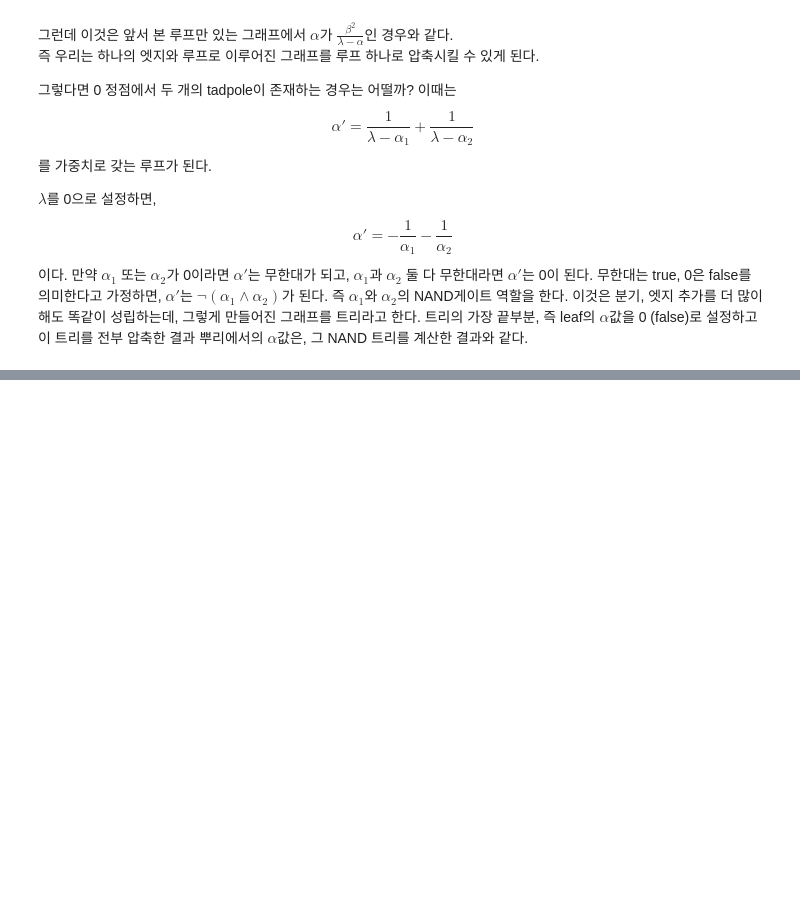
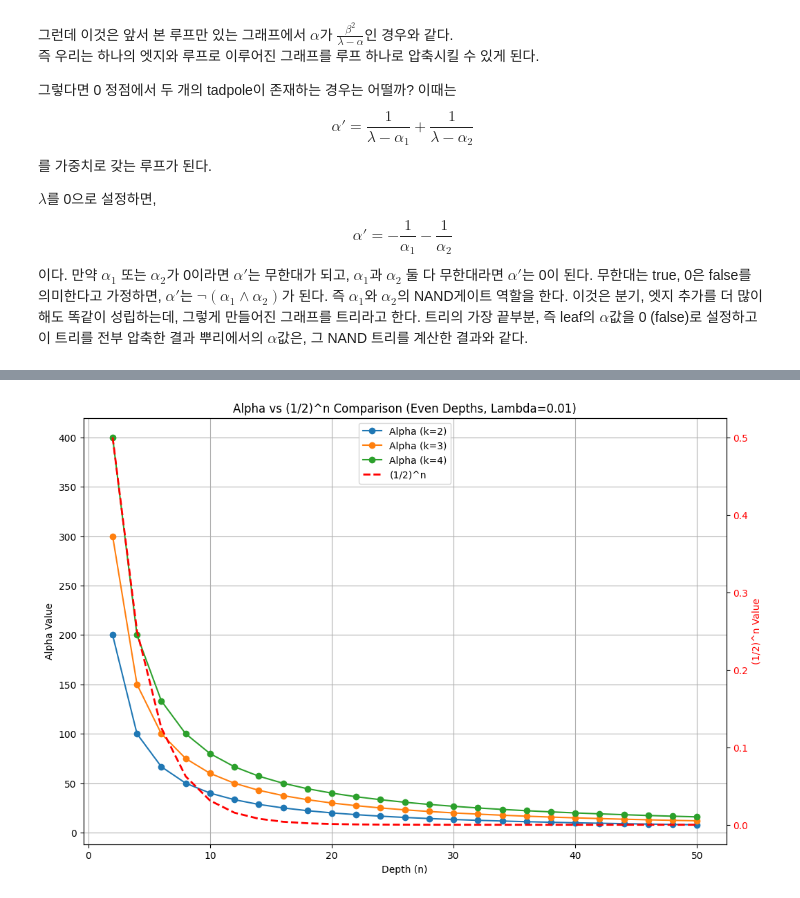
Before and after one commit to singrum/game_tree_scattering, a Jupyter notebook: main.ipynb, the cells around one changed output, grey strips where cells are left out. Saved outputs shown, nothing was run; the diff lists cells and outputs as text; code cells hidden in the pictures; blank space fills up the shorter version.

```diff
--- a/main.ipynb
+++ b/main.ipynb
@@ -359,0 +646,71 @@ plt.show()
+# %%
+import matplotlib.pyplot as plt
+import numpy as np
+
+def calculate_alphas_optimized(max_depth, lam, branching_factor):
+    alphas = []
+    current_alpha = 0.0
+
+    # Depth 2부터 max_depth까지 계산
+    for depth in range(2, max_depth + 1):
+        try:
+            val = lam - current_alpha
+            if abs(val) < 1e-15:
+                current_alpha = float('inf')
+            else:
+                current_alpha = branching_factor / val
+        except ZeroDivisionError:
+            current_alpha = float('inf')
+
+        alphas.append((depth, current_alpha))
+
+    return alphas
+
+# 설정 값
+lambda_val = 0.01
+max_depth = 50
+branching_factors = [2, 3, 4]
+
+# 그래프 설정
+fig, ax1 = plt.subplots(figsize=(12, 8))
+
+# 1. Alpha 그래프 그리기 (왼쪽 Y축 사용)
+colors = ['tab:blue', 'tab:orange', 'tab:green']
+lines = [] # 범례(Legend)를 합치기 위해 라인 객체 저장
+
+for i, k in enumerate(branching_factors):
+    all_results = calculate_alphas_optimized(max_depth, lambda_val, k)
+
+    # 짝수 깊이만 필터링
+    even_results = [(d, a) for d, a in all_results if d % 2 == 0]
+    depths = [d for d, a in even_results]
+    values = [a for d, a in even_results]
+
+    line, = ax1.plot(depths, values, marker='o', color=colors[i], label=f'Alpha (k={k})')
+    lines.append(line)
+
+ax1.set_xlabel('Depth (n)')
+ax1.set_ylabel('Alpha Value', color='black')
+ax1.tick_params(axis='y', labelcolor='black')
+ax1.grid(True)
+
+# 2. (1/2)^n 그래프 그리기 (오른쪽 Y축 사용)
+ax2 = ax1.twinx()  # x축을 공유하는 두 번째 y축 생성
+
+# x축(depths)은 위에서 마지막에 사용된 것을 그대로 사용 (짝수 2, 4, ... 50)
+half_pow_n = [0.5 ** (d/2) for d in depths]
+
+line_pow, = ax2.plot(depths, half_pow_n, color='red', linestyle='--', linewidth=2, label='(1/2)^n')
+lines.append(line_pow)
+
+ax2.set_ylabel('(1/2)^n Value', color='red')
+ax2.tick_params(axis='y', labelcolor='red')
+
+# 두 축의 범례(Legend)를 하나로 합쳐서 표시
+labels = [l.get_label() for l in lines]
+ax1.legend(lines, labels, loc='upper center')
+
+plt.title(f'Alpha vs (1/2)^n Comparison (Even Depths, Lambda={lambda_val})')
+plt.show()
+# %% [output]
+[figure, added]
```
Also changed, not shown: parts of 11 cells of this notebook, 2 other files.
